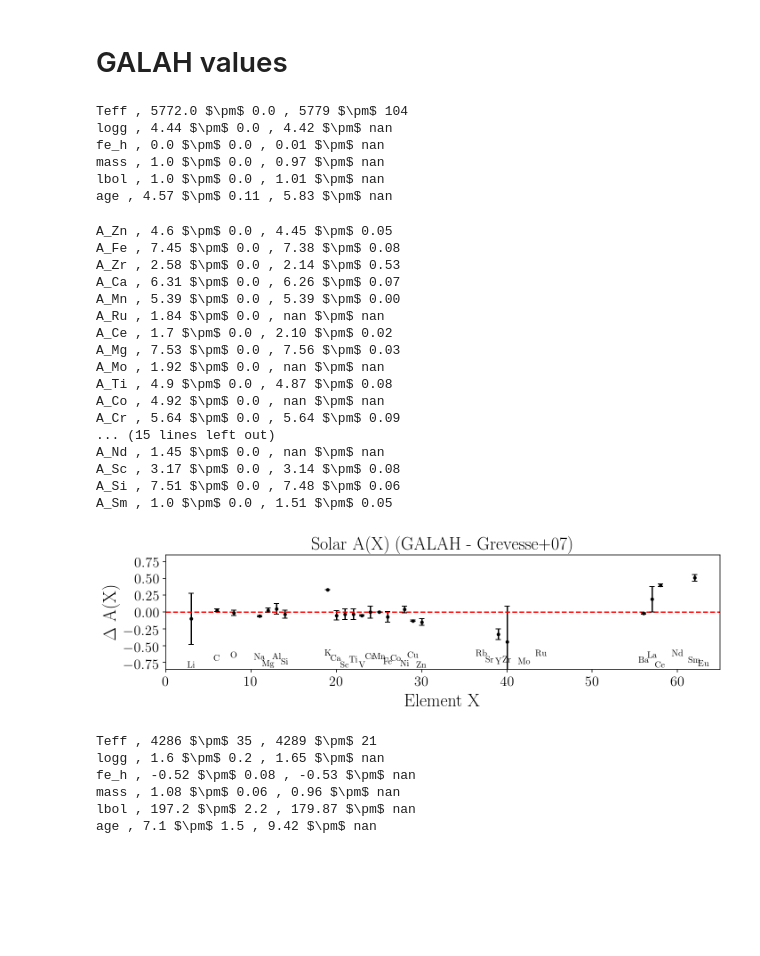
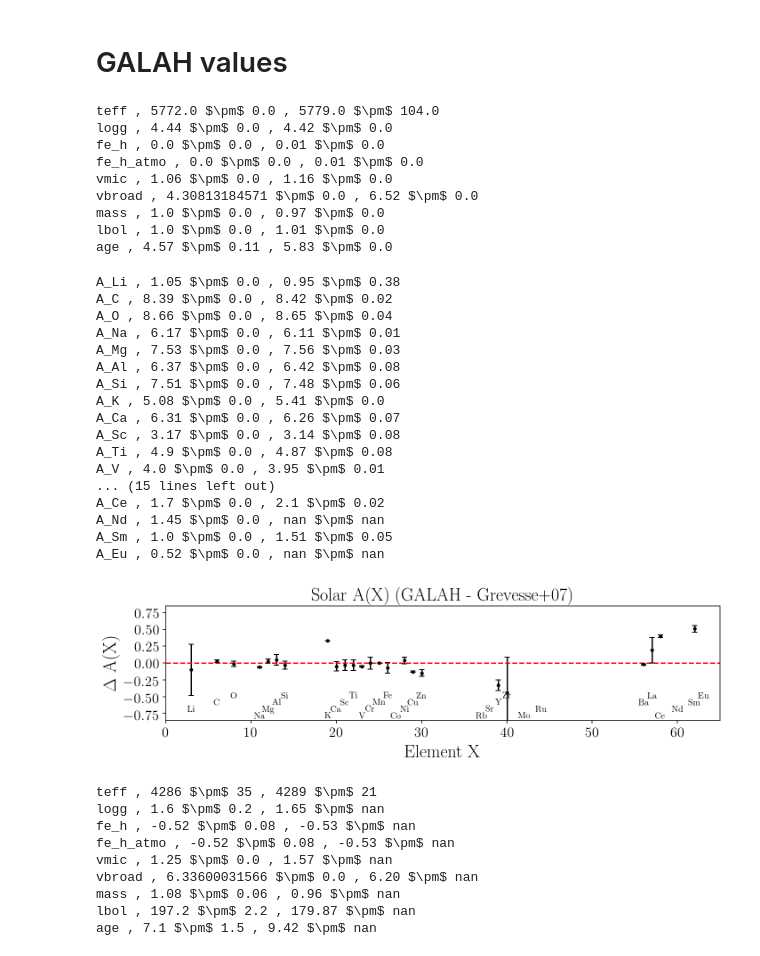
Before and after one commit to svenbuder/GALAH_DR3, a Jupyter notebook: abundance_zeropoints/abundance_zeropoints.ipynb, the cells around one changed output. Drawn from its saved outputs; the diff is of its cells as text; code cells hidden in the pictures; blank space fills up the shorter version.

```diff
--- a/abundance_zeropoints/abundance_zeropoints.ipynb
+++ b/abundance_zeropoints/abundance_zeropoints.ipynb
@@ -130,11 +132,14 @@ willi_blau = [0.0722666667, 0.4886666667, 0.8467]
 # %% [markdown]
 # Sun (reference: Asplund et al. 2009)
 # %%
-sun = {}
+sun = collections.OrderedDict()
 
-sun['Teff'] = [5772., 0.00] # Prsa et al., 2016, AJ, 152, 41
+sun['teff'] = [5772., 0.00] # Prsa et al., 2016, AJ, 152, 41
 sun['logg'] = [4.44, 0.00] # Prsa et al., 2016, AJ, 152, 41
 sun['fe_h'] = [0.00, 0.00]
+sun['fe_h_atmo'] = [0.00, 0.00]
+sun['vmic'] = [1.06 , 0.00] # GBS
+sun['vbroad'] = [np.sqrt(4.00**2. + 1.6**2.),0.00] # GBS
 sun['mass'] = [1.00 , 0.00] # by definition
 sun['lbol'] = [1.00 , 0.00] # by definition
 sun['age']  = [4.57 , 0.11] # Bonanno et al., 2002, A&A, 390, 1115
@@ -340,71 +366,77 @@ for iterator, each_mode in enumerate(gbs_arcturus['MODE']):
                 '%.0f' % np.nanmean([gbs_arcturus['E_ABUND'][iterator],gbs_arcturus['E_ABUND'][iterator+1]])
             ])
 # %%
-for each_key in ['Teff','logg','fe_h','mass','lbol','age']:
+for each_key in ['teff','logg','fe_h','fe_h_atmo','vmic','vbroad','mass','lbol','age']:
     print(each_key,',',sun[each_key][0],'$\pm$',sun[each_key][1],',',galah_sun[each_key][0],'$\pm$',galah_sun[each_key][1])
 # %% [output]
-Teff , 5772.0 $\pm$ 0.0 , 5779 $\pm$ 104
-logg , 4.44 $\pm$ 0.0 , 4.42 $\pm$ nan
-fe_h , 0.0 $\pm$ 0.0 , 0.01 $\pm$ nan
-mass , 1.0 $\pm$ 0.0 , 0.97 $\pm$ nan
-lbol , 1.0 $\pm$ 0.0 , 1.01 $\pm$ nan
-age , 4.57 $\pm$ 0.11 , 5.83 $\pm$ nan
+teff , 5772.0 $\pm$ 0.0 , 5779.0 $\pm$ 104.0
+logg , 4.44 $\pm$ 0.0 , 4.42 $\pm$ 0.0
+fe_h , 0.0 $\pm$ 0.0 , 0.01 $\pm$ 0.0
+fe_h_atmo , 0.0 $\pm$ 0.0 , 0.01 $\pm$ 0.0
+vmic , 1.06 $\pm$ 0.0 , 1.16 $\pm$ 0.0
+vbroad , 4.30813184571 $\pm$ 0.0 , 6.52 $\pm$ 0.0
+mass , 1.0 $\pm$ 0.0 , 0.97 $\pm$ 0.0
+lbol , 1.0 $\pm$ 0.0 , 1.01 $\pm$ 0.0
+age , 4.57 $\pm$ 0.11 , 5.83 $\pm$ 0.0
 # %%
 for each_key in sun.keys():
-    if each_key not in ['Teff','logg','fe_h','mass','lbol','age']:
+    if each_key not in ['teff','logg','fe_h','fe_h_atmo','vmic','vbroad','mass','lbol','age']:
         print(each_key,',',sun[each_key][0],'$\pm$',sun[each_key][1],',',galah_sun[each_key][0],'$\pm$',galah_sun[each_key][1])
 # %% [output]
-A_Zn , 4.6 $\pm$ 0.0 , 4.45 $\pm$ 0.05
-A_Fe , 7.45 $\pm$ 0.0 , 7.38 $\pm$ 0.08
-A_Zr , 2.58 $\pm$ 0.0 , 2.14 $\pm$ 0.53
+A_Li , 1.05 $\pm$ 0.0 , 0.95 $\pm$ 0.38
+A_C , 8.39 $\pm$ 0.0 , 8.42 $\pm$ 0.02
+A_O , 8.66 $\pm$ 0.0 , 8.65 $\pm$ 0.04
+A_Na , 6.17 $\pm$ 0.0 , 6.11 $\pm$ 0.01
+A_Mg , 7.53 $\pm$ 0.0 , 7.56 $\pm$ 0.03
+A_Al , 6.37 $\pm$ 0.0 , 6.42 $\pm$ 0.08
+A_Si , 7.51 $\pm$ 0.0 , 7.48 $\pm$ 0.06
+A_K , 5.08 $\pm$ 0.0 , 5.41 $\pm$ 0.0
 A_Ca , 6.31 $\pm$ 0.0 , 6.26 $\pm$ 0.07
-A_Mn , 5.39 $\pm$ 0.0 , 5.39 $\pm$ 0.00
-A_Ru , 1.84 $\pm$ 0.0 , nan $\pm$ nan
-A_Ce , 1.7 $\pm$ 0.0 , 2.10 $\pm$ 0.02
-A_Mg , 7.53 $\pm$ 0.0 , 7.56 $\pm$ 0.03
-A_Mo , 1.92 $\pm$ 0.0 , nan $\pm$ nan
+A_Sc , 3.17 $\pm$ 0.0 , 3.14 $\pm$ 0.08
 A_Ti , 4.9 $\pm$ 0.0 , 4.87 $\pm$ 0.08
-A_Co , 4.92 $\pm$ 0.0 , nan $\pm$ nan
-A_Cr , 5.64 $\pm$ 0.0 , 5.64 $\pm$ 0.09
+A_V , 4.0 $\pm$ 0.0 , 3.95 $\pm$ 0.01
 ... (15 lines left out)
+A_Ce , 1.7 $\pm$ 0.0 , 2.1 $\pm$ 0.02
 A_Nd , 1.45 $\pm$ 0.0 , nan $\pm$ nan
-A_Sc , 3.17 $\pm$ 0.0 , 3.14 $\pm$ 0.08
-A_Si , 7.51 $\pm$ 0.0 , 7.48 $\pm$ 0.06
 A_Sm , 1.0 $\pm$ 0.0 , 1.51 $\pm$ 0.05
+A_Eu , 0.52 $\pm$ 0.0 , nan $\pm$ nan
 # %%
 kwargs_errorbar = dict(color = 'k', capsize=3, fmt='o', ms=3)
 
 f, (ax1) = plt.subplots(1, figsize=(10,3))
 
 #ax1.set_title('Solar A(X) (GALAH - Asplund+09)', fontsize=20)
 ax1.set_title('Solar A(X) (GALAH - Grevesse+07)', fontsize=20)
 ax1.axhline(0, color='r', ls='dashed')
 ax1.set_ylim(-0.851, 0.851)
 ax1.set_xlim(0,65)
 ax1.set_xlabel('Element X')
 ax1.set_ylabel(r'$\Delta$ A(X)')
 ax1.set_yticks([-0.75,-0.5, -0.25, 0.0, 0.25, 0.5,0.75])
 
 for it, each_key in enumerate(sun.keys()):
-    if each_key not in ['Teff','logg','fe_h','mass','lbol','age']:
+    if each_key not in ['teff','logg','fe_h','fe_h_atmo','vmic','vbroad','mass','lbol','age']:
         ax1.errorbar(
             sun[each_key][2],
             float(galah_sun[each_key][0]) - float(sun[each_key][0]),
             yerr = np.sqrt(float(galah_sun[each_key][1])**2 + float(sun[each_key][1])**2),
             **kwargs_errorbar
             )
-        ax1.text(sun[each_key][2], -.825 + it%8*0.025, each_key[2:],ha='center')
+        ax1.text(sun[each_key][2], -.825 + it%4*0.1, each_key[2:],ha='center')
 plt.tight_layout()
 plt.savefig('figures/abundance_zeropoints_sun.png', dpi=300, bbox_inches='tight')
 # %% [output]
-[figure, old version]
+[figure, new version]
 # %%
-for each_key in ['Teff','logg','fe_h','mass','lbol','age']:
+for each_key in ['teff','logg','fe_h','fe_h_atmo','vmic','vbroad','mass','lbol','age']:
     print(each_key,',',arcturus[each_key][0],'$\pm$',arcturus[each_key][1],',',galah_arcturus[each_key][0],'$\pm$',galah_arcturus[each_key][1])
 # %% [output]
-Teff , 4286 $\pm$ 35 , 4289 $\pm$ 21
+teff , 4286 $\pm$ 35 , 4289 $\pm$ 21
 logg , 1.6 $\pm$ 0.2 , 1.65 $\pm$ nan
 fe_h , -0.52 $\pm$ 0.08 , -0.53 $\pm$ nan
+fe_h_atmo , -0.52 $\pm$ 0.08 , -0.53 $\pm$ nan
+vmic , 1.25 $\pm$ 0.0 , 1.57 $\pm$ nan
+vbroad , 6.33600031566 $\pm$ 0.0 , 6.20 $\pm$ nan
 mass , 1.08 $\pm$ 0.06 , 0.96 $\pm$ nan
 lbol , 197.2 $\pm$ 2.2 , 179.87 $\pm$ nan
 age , 7.1 $\pm$ 1.5 , 9.42 $\pm$ nan
```
Also changed, not shown: parts of 10 cells of this notebook, 3 other files.
